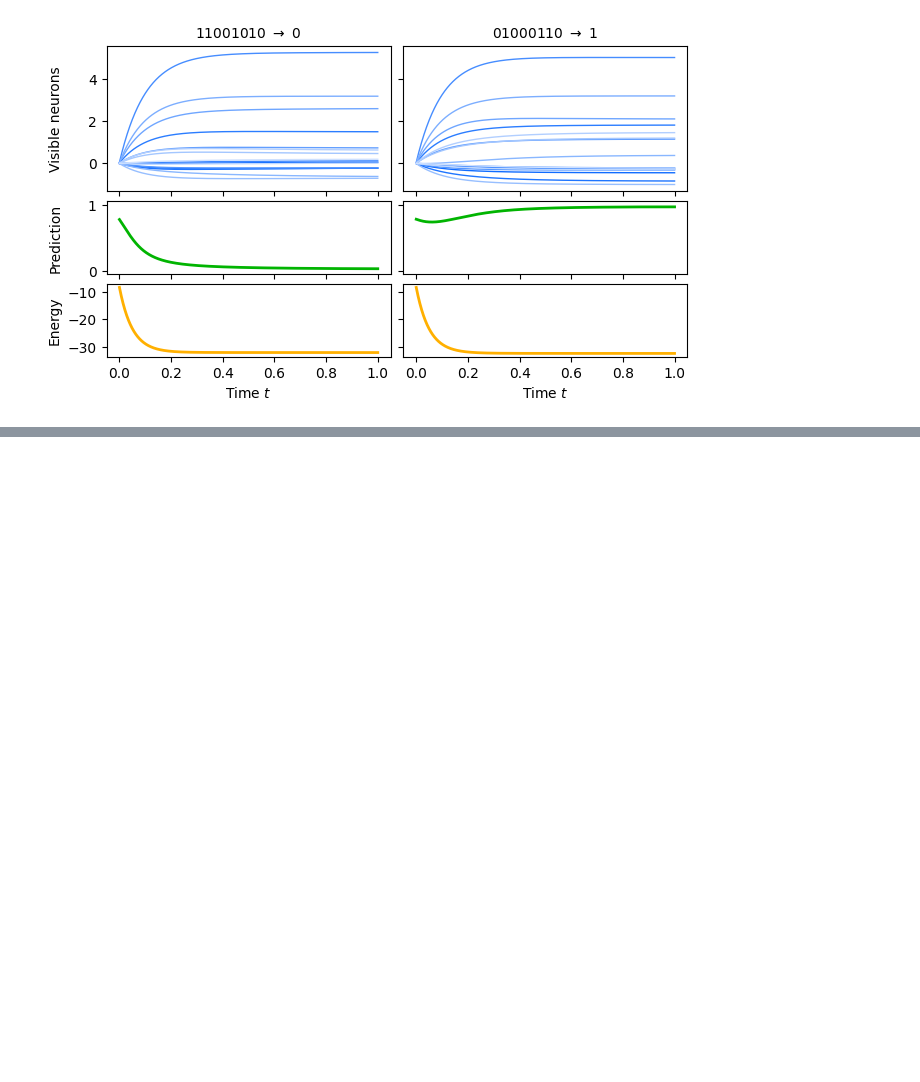
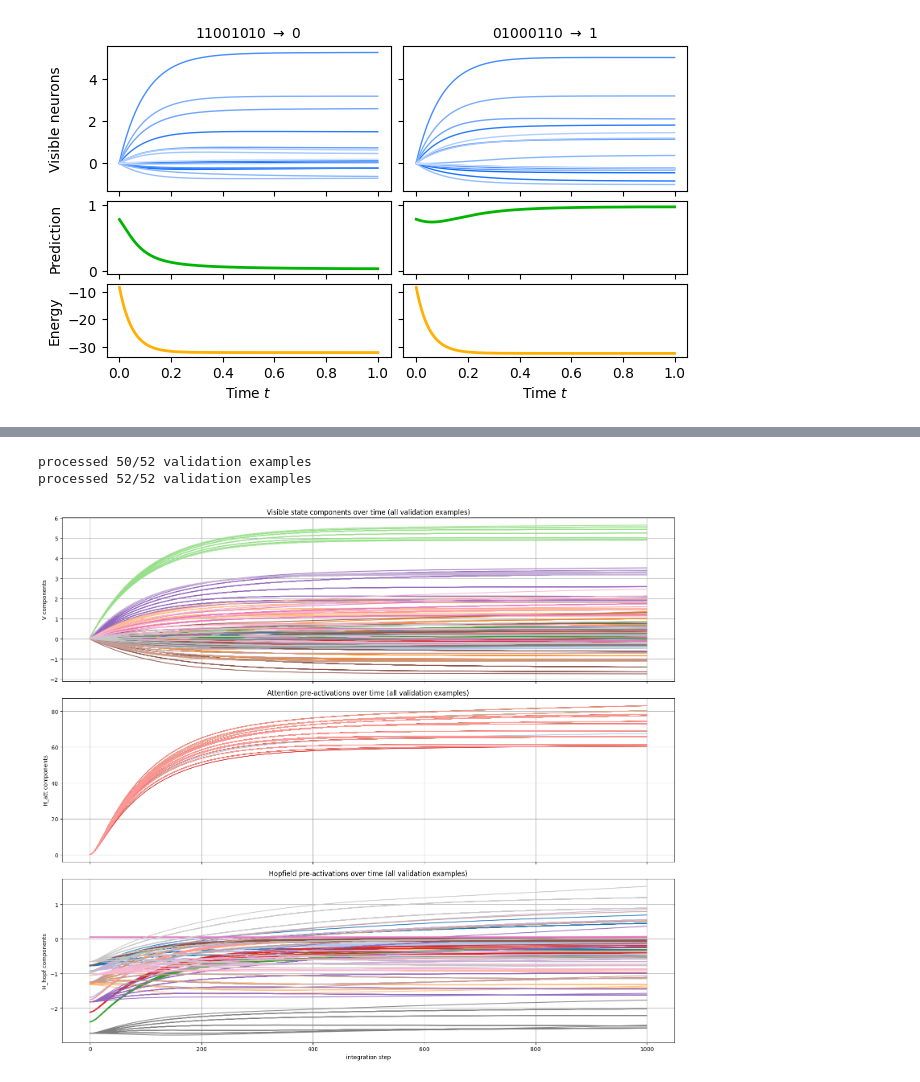
Before and after one commit to mbacvanski/analog-denseam, a Jupyter notebook: make_plots.ipynb, the cells around one changed output, grey strips where cells are left out. Drawn from its saved outputs; the diff is of its cells as text; code cells hidden in the pictures; blank space fills up the shorter version.

```diff
--- a/make_plots.ipynb
+++ b/make_plots.ipynb
@@ -333,0 +497,73 @@ plt.show()
+# %%
+V0 = jnp.zeros((1, Config.D))
+num_val = int(valid_X.shape[0])
+
+results_V = []
+results_H_att = []
+results_H_hopf = []
+
+for i in range(num_val):
+    ctx = valid_X[i:i+1]
+    V_T, F_T, E_traj, V_traj, H_attn_traj, H_hopf_traj = infer_forward_euler_with_engergies( # type: ignore
+        params, V0, ctx, save_hist=True
+    )
+    # squeeze batch axis -> (T, dim)
+    results_V.append(np.array(V_traj).squeeze(axis=1))
+    results_H_att.append(np.array(H_attn_traj).squeeze(axis=1))
+    results_H_hopf.append(np.array(H_hopf_traj).squeeze(axis=1))
+
+    if (i + 1) % 50 == 0 or i == num_val - 1:
+        print(f"processed {i+1}/{num_val} validation examples")
+
+# Stack into arrays with shape (T, num_val, dim)
+# results lists are length num_val of arrays (T, dim)
+V_all = np.stack(results_V, axis=1)        # (T, num_val, D)
+H_att_all = np.stack(results_H_att, axis=1)  # (T, num_val, L)
+H_hopf_all = np.stack(results_H_hopf, axis=1) # (T, num_val, M)
+
+T = V_all.shape[0]
+
+# Plotting: for each component dimension, plot per-example traces (low alpha) and mean trace bold
+fig, axs = plt.subplots(3, 1, figsize=(16, 14), sharex=True)
+
+# colormap
+cmap = plt.get_cmap('tab20')
+
+# V components
+for d in range(V_all.shape[2]):
+    color = cmap(d % cmap.N)
+    # per-example traces
+    for n in range(V_all.shape[1]):
+        axs[0].plot(np.arange(T), V_all[:, n, d], color=color, alpha=0.9)
+
+axs[0].set_title('Visible state components over time (all validation examples)')
+axs[0].set_ylabel('V components')
+axs[0].grid(True)
+
+# H_att components
+for l in range(H_att_all.shape[2]):
+    color = cmap(l % cmap.N)
+    for n in range(H_att_all.shape[1]):
+        axs[1].plot(np.arange(T), H_att_all[:, n, l], color=color, alpha=0.9)
+
+axs[1].set_title('Attention pre-activations over time (all validation examples)')
+axs[1].set_ylabel('H_att components')
+axs[1].grid(True)
+
+# H_hopf components
+for m in range(H_hopf_all.shape[2]):
+    color = cmap(m % cmap.N)
+    for n in range(H_hopf_all.shape[1]):
+        axs[2].plot(np.arange(T), H_hopf_all[:, n, m], color=color, alpha=0.9)
+
+axs[2].set_title('Hopfield pre-activations over time (all validation examples)')
+axs[2].set_ylabel('H_hopf components')
+axs[2].set_xlabel('integration step')
+axs[2].grid(True)
+
+plt.tight_layout()
+plt.show()
+# %% [output]
+processed 50/52 validation examples
+processed 52/52 validation examples
+[figure, added]
```
Also changed, not shown: parts of 7 cells of this notebook, 1 other file.
